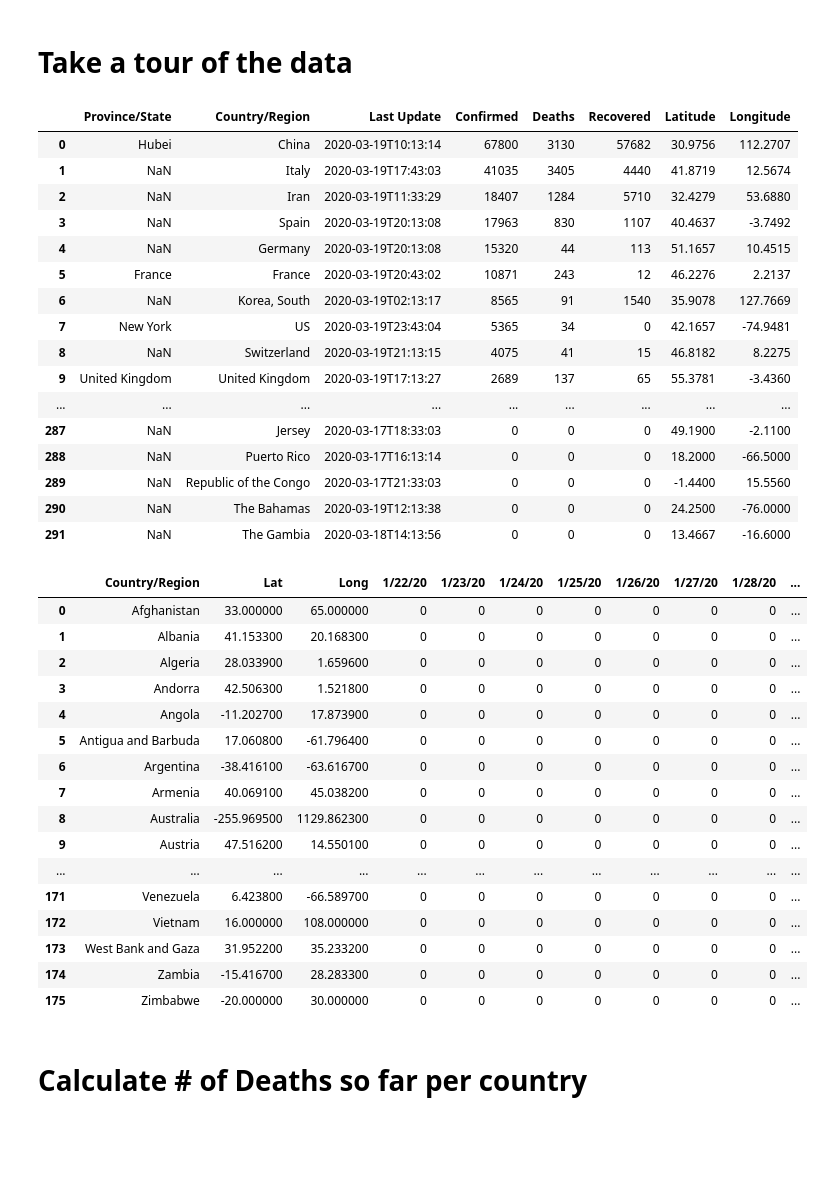
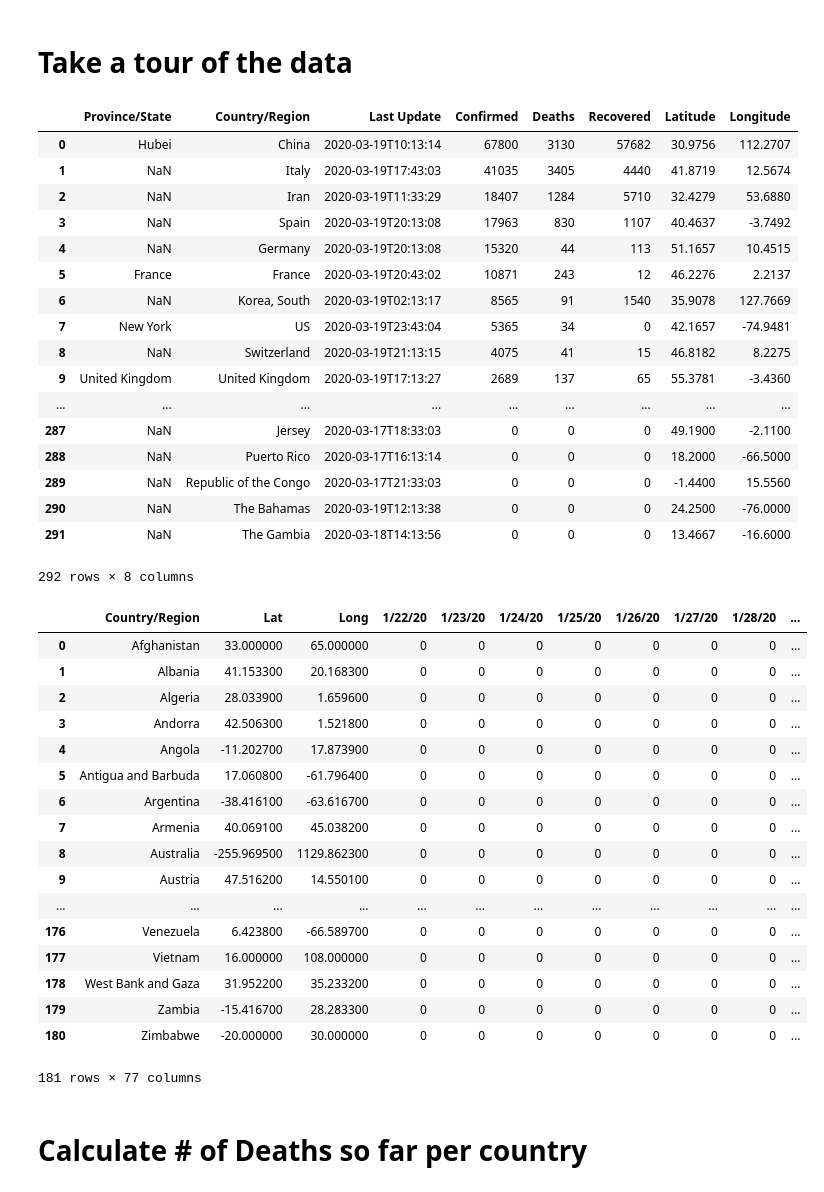
Before and after one commit to Fchaubard/covid-prediction-challenge, a Jupyter notebook: templates/ipython/predict covid-19.ipynb, the cells around one changed output. Saved outputs shown, nothing was run; the diff lists cells and outputs as text; code cells hidden in the pictures; blank space fills up the shorter version.

```diff
--- a/templates/ipython/predict covid-19.ipynb
+++ b/templates/ipython/predict covid-19.ipynb
@@ -8,7 +8,7 @@ import numpy as np
 import pandas as pd
 import os
 import glob
-COVID_REPO_PATH = '<path to COVID dataset>'
+COVID_REPO_PATH = '/Users/francoischaubard/Desktop/blahblah/'
 RELATIVE_TIME_SERIES_DATA_PATH = 'csse_covid_19_data/csse_covid_19_time_series/'
 RELATIVE_DAILY_SERIES_DATA_PATH = 'csse_covid_19_data/csse_covid_19_daily_reports/'
 # %% [markdown]
@@ -51,10 +59,6 @@ df = pd.read_csv(DATA_PATH)
 
 # df_gb = df.groupby("Country/Region",as_index=True).sum().reset_index()
 
-pd.set_option('display.max_rows', None)
-pd.set_option('display.max_columns', None)
-pd.set_option('display.width', None)
-pd.set_option('display.max_colwidth', -1)
 df
 # %% [output]
 |  | Province/State | Country/Region | Last Update | Confirmed | Deaths | Recovered | Latitude | Longitude |
@@ -74,37 +78,35 @@ df
 | 289 | NaN | Republic of the Congo | 2020-03-17T21:33:03 | 0 | 0 | 0 | -1.4400 | 15.5560 |
 | 290 | NaN | The Bahamas | 2020-03-19T12:13:38 | 0 | 0 | 0 | 24.2500 | -76.0000 |
 | 291 | NaN | The Gambia | 2020-03-18T14:13:56 | 0 | 0 | 0 | 13.4667 | -16.6000 |
+292 rows × 8 columns
 # %%
 # see the timeseries data grouped by country
 DATA_PATH = os.path.join(COVID_REPO_PATH,RELATIVE_TIME_SERIES_DATA_PATH)
 DATA_PATH = os.path.join(DATA_PATH,"time_series_covid19_deaths_global.csv")
 df = pd.read_csv(DATA_PATH)
 
 df_gb = df.groupby("Country/Region",as_index=True).sum().reset_index()
 
-pd.set_option('display.max_rows', None)
-pd.set_option('display.max_columns', None)
-pd.set_option('display.width', None)
-pd.set_option('display.max_colwidth', -1)
 df_gb
 # %% [output]
 |  | Country/Region | Lat | Long | 1/22/20 | 1/23/20 | 1/24/20 | 1/25/20 | 1/26/20 | 1/27/20 | 1/28/20 | ... |
 | 0 | Afghanistan | 33.000000 | 65.000000 | 0 | 0 | 0 | 0 | 0 | 0 | 0 | ... |
 | 1 | Albania | 41.153300 | 20.168300 | 0 | 0 | 0 | 0 | 0 | 0 | 0 | ... |
 | 2 | Algeria | 28.033900 | 1.659600 | 0 | 0 | 0 | 0 | 0 | 0 | 0 | ... |
 | 3 | Andorra | 42.506300 | 1.521800 | 0 | 0 | 0 | 0 | 0 | 0 | 0 | ... |
 | 4 | Angola | -11.202700 | 17.873900 | 0 | 0 | 0 | 0 | 0 | 0 | 0 | ... |
 | 5 | Antigua and Barbuda | 17.060800 | -61.796400 | 0 | 0 | 0 | 0 | 0 | 0 | 0 | ... |
 | 6 | Argentina | -38.416100 | -63.616700 | 0 | 0 | 0 | 0 | 0 | 0 | 0 | ... |
 | 7 | Armenia | 40.069100 | 45.038200 | 0 | 0 | 0 | 0 | 0 | 0 | 0 | ... |
 | 8 | Australia | -255.969500 | 1129.862300 | 0 | 0 | 0 | 0 | 0 | 0 | 0 | ... |
 | 9 | Austria | 47.516200 | 14.550100 | 0 | 0 | 0 | 0 | 0 | 0 | 0 | ... |
 | ... | ... | ... | ... | ... | ... | ... | ... | ... | ... | ... | ... |
-| 171 | Venezuela | 6.423800 | -66.589700 | 0 | 0 | 0 | 0 | 0 | 0 | 0 | ... |
-| 172 | Vietnam | 16.000000 | 108.000000 | 0 | 0 | 0 | 0 | 0 | 0 | 0 | ... |
-| 173 | West Bank and Gaza | 31.952200 | 35.233200 | 0 | 0 | 0 | 0 | 0 | 0 | 0 | ... |
-| 174 | Zambia | -15.416700 | 28.283300 | 0 | 0 | 0 | 0 | 0 | 0 | 0 | ... |
-| 175 | Zimbabwe | -20.000000 | 30.000000 | 0 | 0 | 0 | 0 | 0 | 0 | 0 | ... |
+| 176 | Venezuela | 6.423800 | -66.589700 | 0 | 0 | 0 | 0 | 0 | 0 | 0 | ... |
+| 177 | Vietnam | 16.000000 | 108.000000 | 0 | 0 | 0 | 0 | 0 | 0 | 0 | ... |
+| 178 | West Bank and Gaza | 31.952200 | 35.233200 | 0 | 0 | 0 | 0 | 0 | 0 | 0 | ... |
+| 179 | Zambia | -15.416700 | 28.283300 | 0 | 0 | 0 | 0 | 0 | 0 | 0 | ... |
+| 180 | Zimbabwe | -20.000000 | 30.000000 | 0 | 0 | 0 | 0 | 0 | 0 | 0 | ... |
+181 rows × 77 columns
 # %% [markdown]
 # Calculate # of Deaths so far per country
 # %%
```
Also changed, not shown: parts of 14 cells of this notebook, 5 other files.
